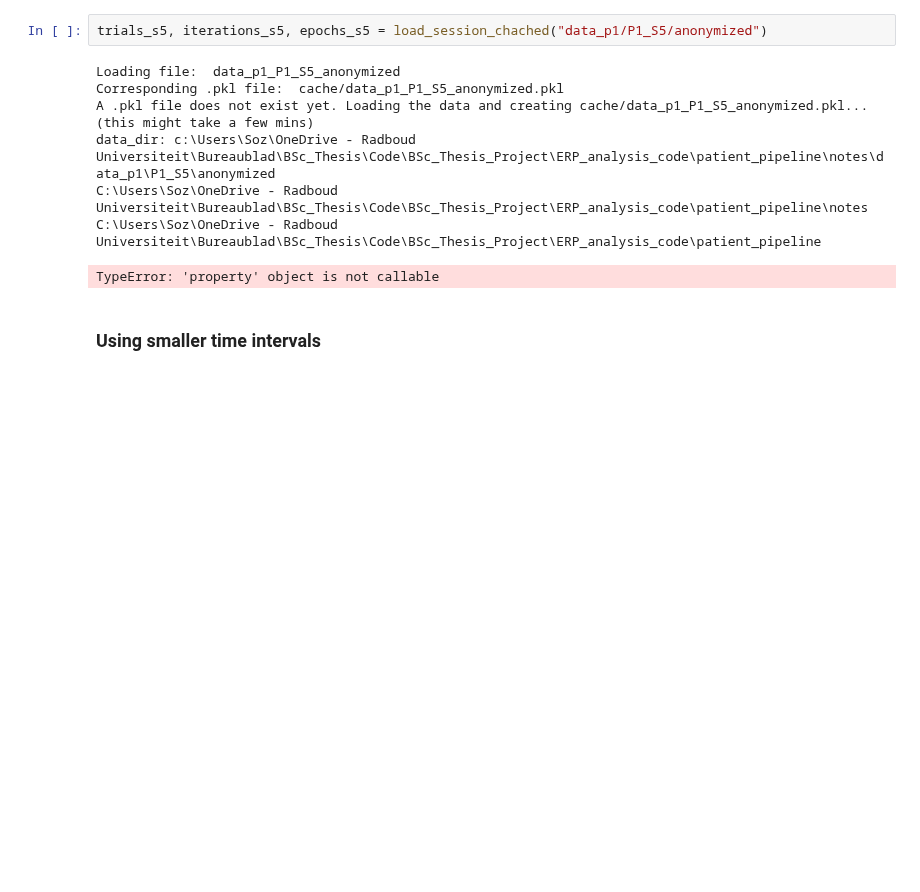
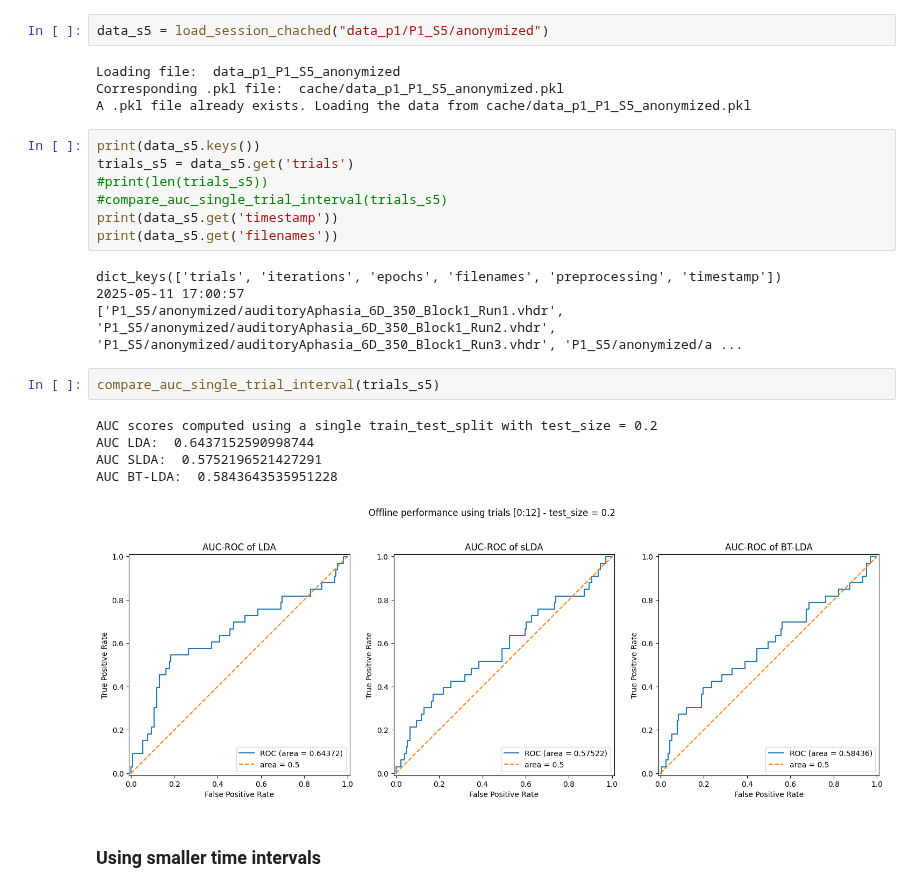
Before and after one commit to sozraheem/thesis_2025, a Jupyter notebook: ERP_analysis_code/patient_pipeline/notes/p1_test.ipynb, the cells around one changed output. Cells and saved outputs as stored; diff of their text form; blank space fills up the shorter version.

```diff
--- a/ERP_analysis_code/patient_pipeline/notes/p1_test.ipynb
+++ b/ERP_analysis_code/patient_pipeline/notes/p1_test.ipynb
@@ -357,15 +347,30 @@ def safe_filename(session_path):
     """replace / and \\ in data paths by underscores (to make a valid file name)"""
     return re.sub(r"[\\/]", "_", session_path)
 # %%
-trials_s5, iterations_s5, epochs_s5 = load_session_chached("data_p1/P1_S5/anonymized")
+data_s5 = load_session_chached("data_p1/P1_S5/anonymized")
 # %% [output]
 Loading file:  data_p1_P1_S5_anonymized
 Corresponding .pkl file:  cache/data_p1_P1_S5_anonymized.pkl
-A .pkl file does not exist yet. Loading the data and creating cache/data_p1_P1_S5_anonymized.pkl... (this might take a few mins)
-data_dir: c:\Users\Soz\OneDrive - Radboud Universiteit\Bureaublad\BSc_Thesis\Code\BSc_Thesis_Project\ERP_analysis_code\patient_pipeline\notes\data_p1\P1_S5\anonymized
-C:\Users\Soz\OneDrive - Radboud Universiteit\Bureaublad\BSc_Thesis\Code\BSc_Thesis_Project\ERP_analysis_code\patient_pipeline\notes
-C:\Users\Soz\OneDrive - Radboud Universiteit\Bureaublad\BSc_Thesis\Code\BSc_Thesis_Project\ERP_analysis_code\patient_pipeline
+A .pkl file already exists. Loading the data from cache/data_p1_P1_S5_anonymized.pkl
-TypeError: 'property' object is not callable
+# %%
+print(data_s5.keys())
+trials_s5 = data_s5.get('trials')
+#print(len(trials_s5))
+#compare_auc_single_trial_interval(trials_s5)
+print(data_s5.get('timestamp'))
+print(data_s5.get('filenames'))
+# %% [output]
+dict_keys(['trials', 'iterations', 'epochs', 'filenames', 'preprocessing', 'timestamp'])
+2025-05-11 17:00:57
+['P1_S5/anonymized/auditoryAphasia_6D_350_Block1_Run1.vhdr', 'P1_S5/anonymized/auditoryAphasia_6D_350_Block1_Run2.vhdr', 'P1_S5/anonymized/auditoryAphasia_6D_350_Block1_Run3.vhdr', 'P1_S5/anonymized/a ...
+# %%
+compare_auc_single_trial_interval(trials_s5)
+# %% [output]
+AUC scores computed using a single train_test_split with test_size = 0.2
+AUC LDA:  0.6437152590998744
+AUC SLDA:  0.5752196521427291
+AUC BT-LDA:  0.5843643535951228
+[figure, added]
 # %% [markdown]
 ### Using smaller time intervals
 # %%
```
Also changed, not shown: parts of 3 cells of this notebook, 3 other files.
